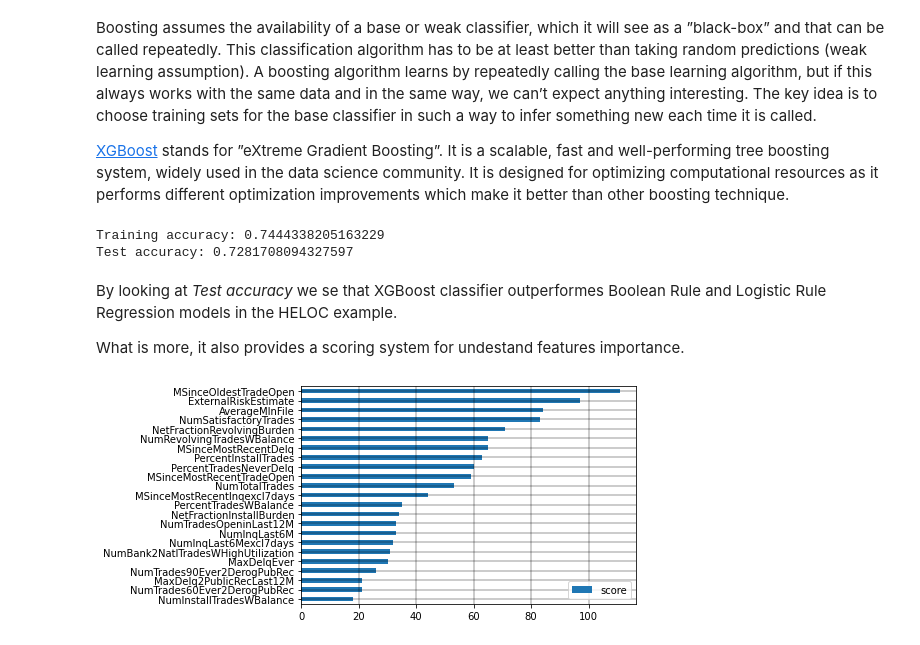
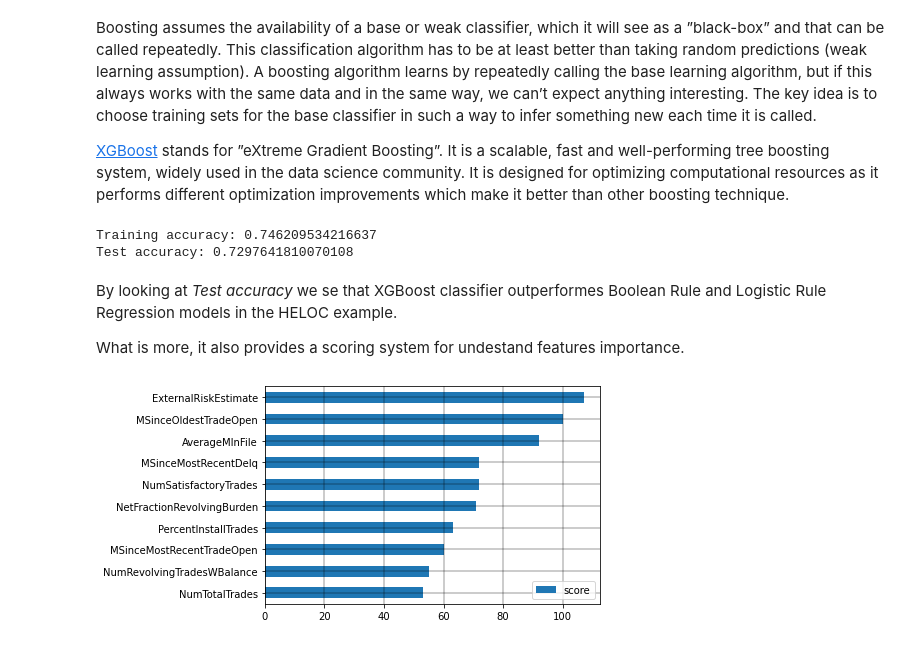
Before and after one commit to gianluigilopardo/HELOC-Credit-Approval, a Jupyter notebook: heloc.ipynb, the cells around one changed output. Saved outputs shown, nothing was run; the diff lists cells and outputs as text; code cells hidden in the pictures.

```diff
--- a/heloc.ipynb
+++ b/heloc.ipynb
@@ -78,3 +68,0 @@ df.size
-# %%
-df.RiskPerformance = df.RiskPerformance.map(lambda x: riskMapper(x))
-df.head()
@@ -126,8 +105,8 @@ xgb_pred = xgb_mod.predict(X_test)
 print('Training accuracy:', accuracy_score(y_train, xgb_mod.predict(X_train)))
 print('Test accuracy:', accuracy_score(y_test, xgb_pred))
 # %% [output]
-Training accuracy: 0.7444338205163229
-Test accuracy: 0.7281708094327597
+Training accuracy: 0.746209534216637
+Test accuracy: 0.7297641810070108
 # %% [markdown]
 By looking at *Test accuracy* we se that XGBoost classifier outperformes Boolean Rule and Logistic Rule Regression models in the HELOC example.
 
@@ -135,14 +114,13 @@ What is more, it also provides a scoring system for undestand features importanc
 # %%
 if CV:
     xgb_mod = xgb_mod.best_estimator_
 features_scoring = xgb_mod.get_booster().get_score(importance_type='weight')
-features_scoring = renameDic(features_scoring)
 features = list(features_scoring.keys())
 scores = list(features_scoring.values())
 
-data = pd.DataFrame(data=scores, index=features, columns=["score"]).sort_values(by = "score", ascending=True)
+data = pd.DataFrame(data=scores, index=features, columns=["score"]).sort_values(by = "score", ascending=True).tail(10)
 data.plot(kind='barh')
 plt.grid(color='k', linewidth=0.4)
 plt.show()
 # %% [output]
-[figure, old version]
+[figure, new version]
```
Also changed, not shown: parts of 23 cells of this notebook, 1 other file.
